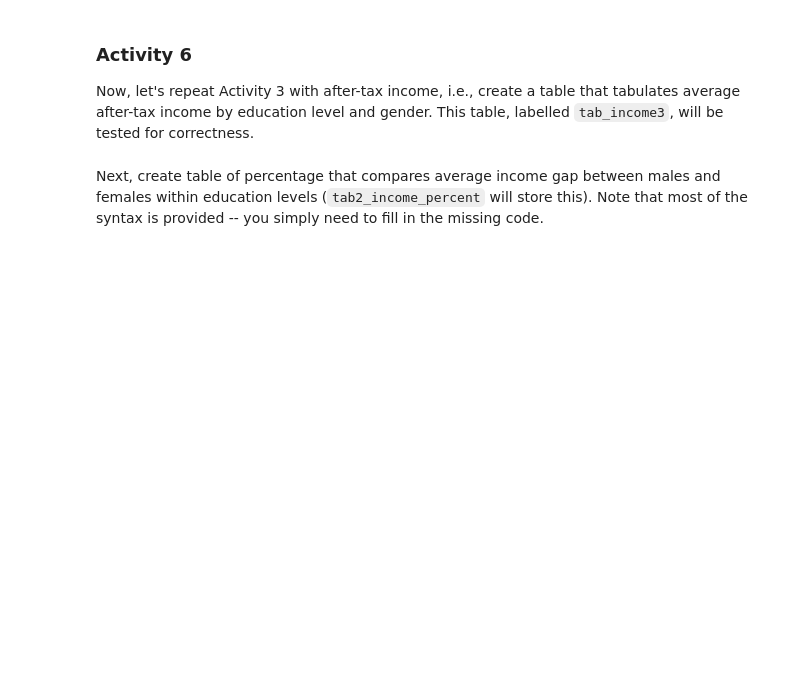
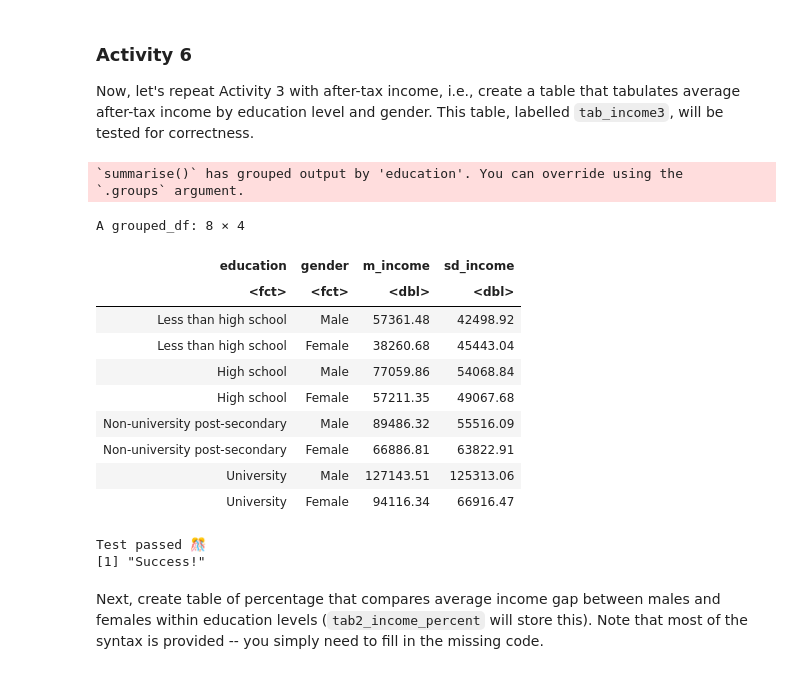
Before and after one commit to ubcecon/comet-project, a Jupyter notebook: docs/econ_326/Module_1/Module1_question.ipynb, the cells around one changed output. Drawn from its saved outputs; the diff is of its cells as text; code cells hidden in the pictures; blank space fills up the shorter version.

```diff
--- a/docs/econ_326/Module_1/Module1_question.ipynb
+++ b/docs/econ_326/Module_1/Module1_question.ipynb
@@ -416,0 +655,21 @@ tab_income_percent
+# %%
+source("functions1.r")
+
+percentage_table <- function(result,column1,column3) { #this is the same function but not we need income not wealth
+female_income=filter(result,gender=='Female')[[column3]] #isolate female values
+male_income=filter(result,gender=='Male')[[column3]] #isolate male values
+income_gap= (male_income-female_income)/female_income #we get the percent difference
+education=filter(result,gender=='Female')[[column1]] #isolate education values
+gap= data.frame(education,income_gap) #places data into a table
+income_gap<-percent(gap$income_gap) #show in percentage form
+gap$income_gap<-as.character(gap$income_gap) #changes varaible to printable characters
+gap$income_gap<-income_gap
+return(gap)
+}
+
+tab_income_percent <- percentage_table(result=tab_income2 , column1="education", column3="m_income")
+tab_income_percent
+
+answer2_5 <- tab_income_percent
+
+test_2_5() #quiz 1.5
@@ -522,14 +975,32 @@ test_8() #quiz 8
 ### Activity 6
 Now, let's repeat Activity 3 with after-tax income, i.e., create a table that tabulates average after-tax income by education level and gender. This table, labelled ``tab_income3``, will be tested for correctness.
 # %%
+
+
 tab_income3 <-
-     %>%
-    group_by(,gender) %>%
-    summarize(m_income = mean(), sd_income = sd())
+    SFS_data %>%
+    group_by(education,gender) %>%
+    summarize(m_income = mean(income_after_tax), sd_income = sd(income_after_tax))
 
 tab_income3
 
 answer3 <- tab_income3
 test_9() #quiz 9
+# %% [output]
+`summarise()` has grouped output by 'education'. You can override using the
+`.groups` argument.
+A grouped_df: 8 × 4
+| education | gender | m_income | sd_income |
+| <fct> | <fct> | <dbl> | <dbl> |
+| Less than high school | Male | 57361.48 | 42498.92 |
+| Less than high school | Female | 38260.68 | 45443.04 |
+| High school | Male | 77059.86 | 54068.84 |
+| High school | Female | 57211.35 | 49067.68 |
+| Non-university post-secondary | Male | 89486.32 | 55516.09 |
+| Non-university post-secondary | Female | 66886.81 | 63822.91 |
+| University | Male | 127143.51 | 125313.06 |
+| University | Female | 94116.34 | 66916.47 |
+Test passed 🎊
+[1] "Success!"
 # %% [markdown]
 Next, create table of percentage that compares average income gap between males and females within education levels (``tab2_income_percent`` will store this). Note that most of the syntax is provided -- you simply need to fill in the missing code.
```
Also changed, not shown: parts of 51 cells of this notebook, 1 other file.
